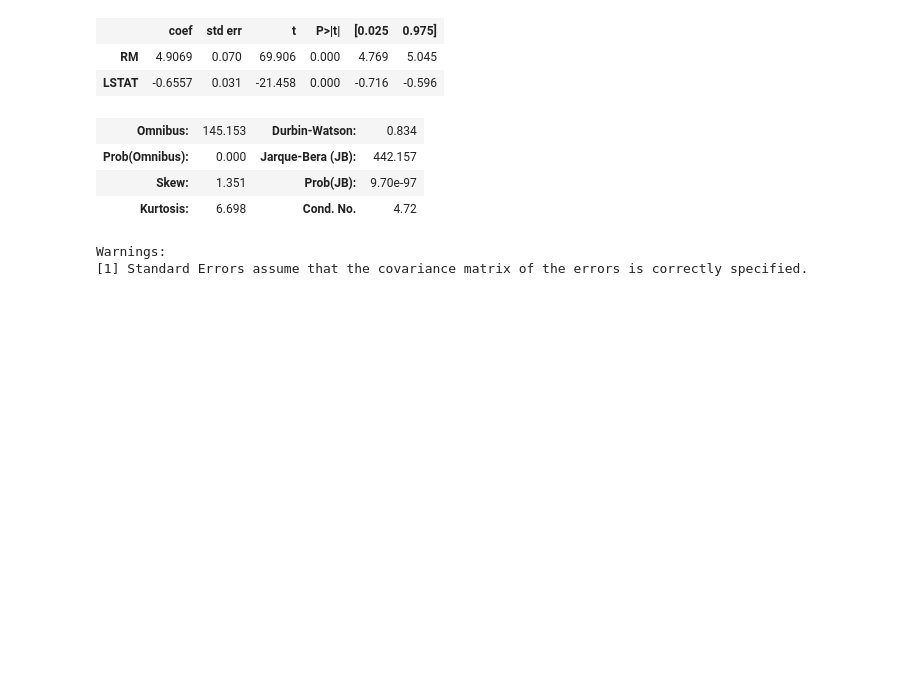
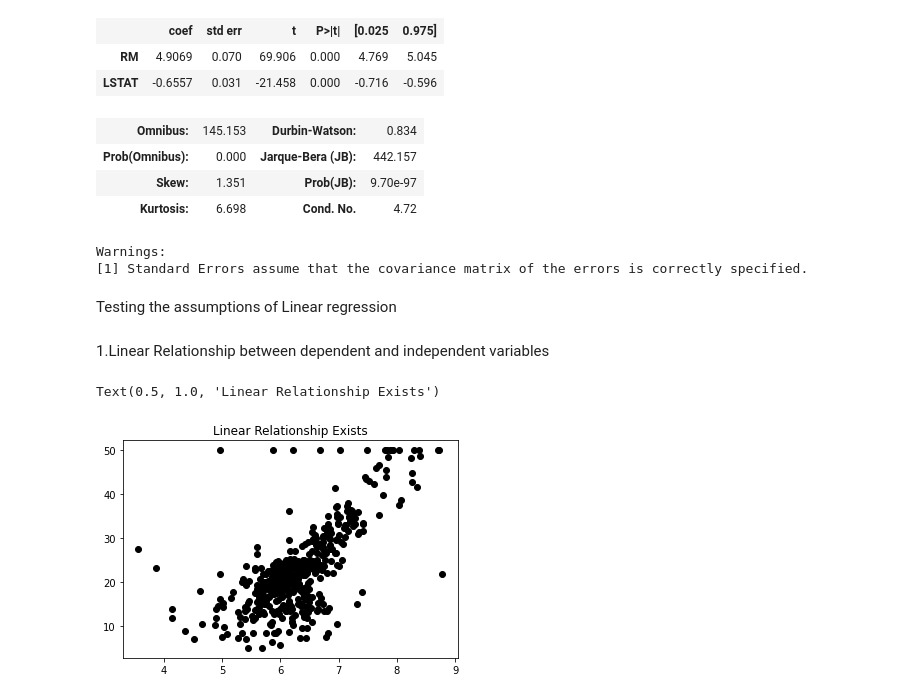
Before and after one commit to chandra-sekar-1983/RegressionAnalysis, a Jupyter notebook: RegressionUsingStatspackage.ipynb, the cells around one changed output. Drawn from its saved outputs; the diff is of its cells as text; code cells hidden in the pictures; blank space fills up the shorter version.

```diff
--- a/RegressionUsingStatspackage.ipynb
+++ b/RegressionUsingStatspackage.ipynb
@@ -127,3 +127,15 @@ OLS Regression Results
 | Kurtosis: | 6.698 | Cond. No. | 4.72 |
 Warnings:
 [1] Standard Errors assume that the covariance matrix of the errors is correctly specified.
+# %% [markdown]
+Testing the assumptions of Linear regression
+# %% [markdown]
+1.Linear Relationship between dependent and independent variables
+# %%
+import matplotlib.pyplot as plt
+
+plt.plot(df["RM"], target["MEDV"], 'o', color='black');
+plt.title("Linear Relationship Exists")
+# %% [output]
+Text(0.5, 1.0, 'Linear Relationship Exists')
+[figure, added]
```
Also changed, not shown: parts of 38 cells of this notebook.
